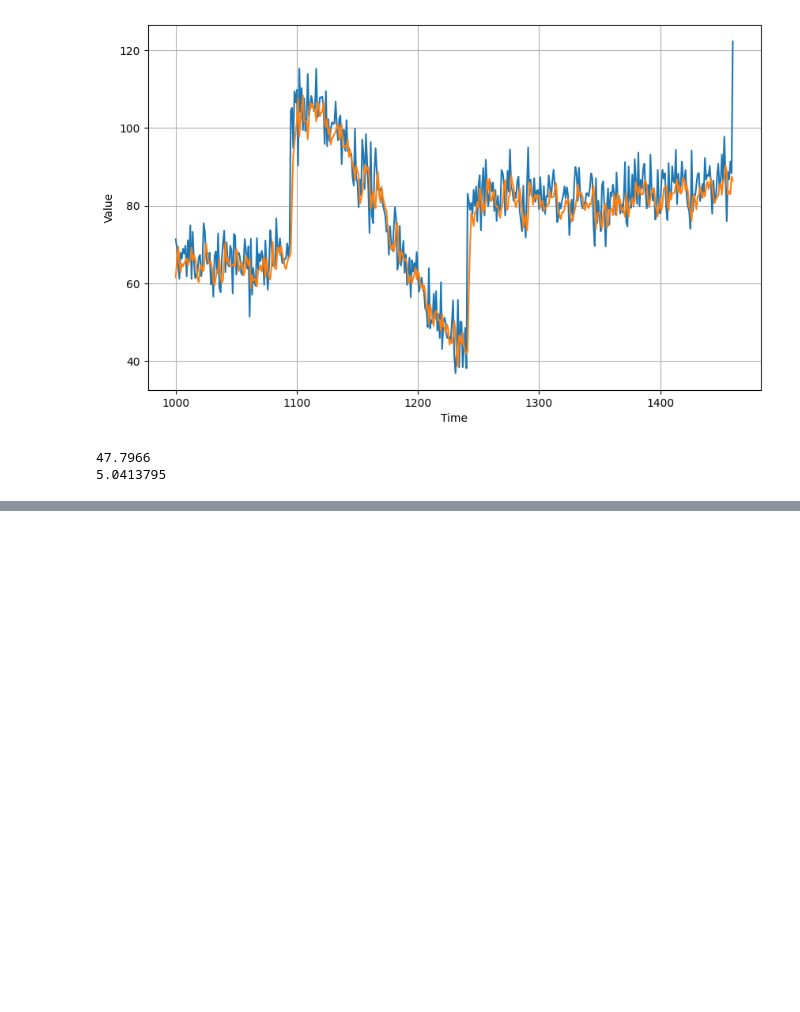
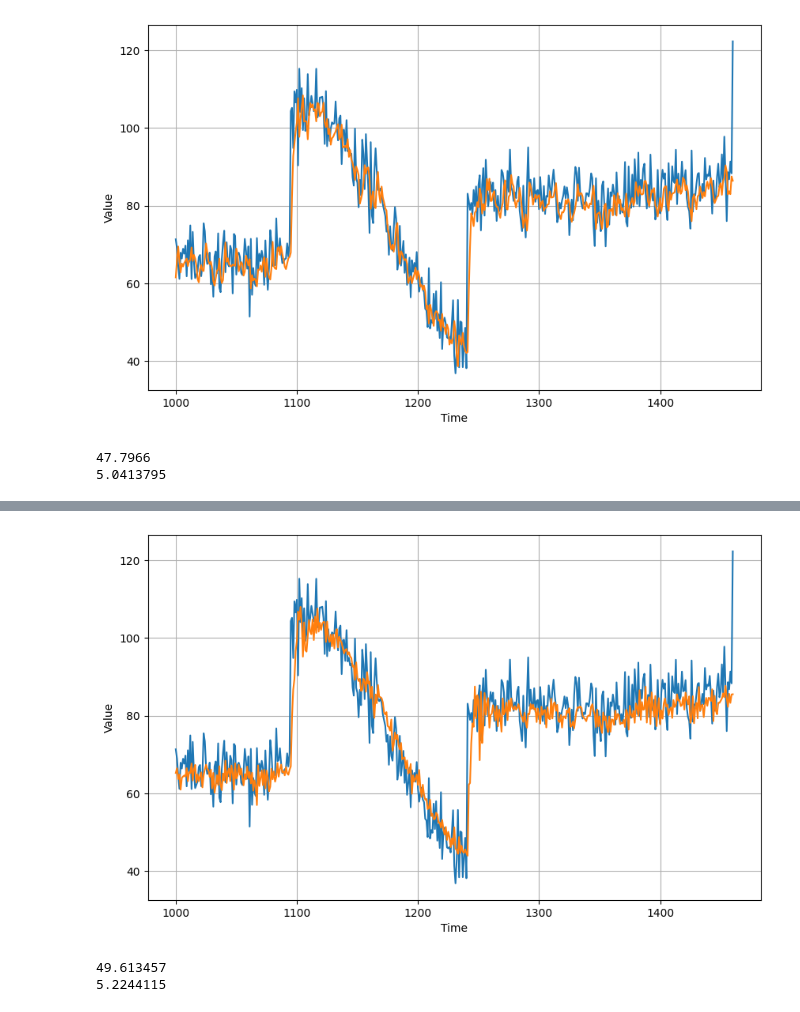
Before and after one commit to samp3209/courseraprojects, a Jupyter notebook: Time_Series_TensorFlow.ipynb, the cells around one changed output, grey strips where cells are left out. Saved outputs shown, nothing was run; the diff lists cells and outputs as text; code cells hidden in the pictures; blank space fills up the shorter version.

```diff
--- a/Time_Series_TensorFlow.ipynb
+++ b/Time_Series_TensorFlow.ipynb
@@ -1177,0 +1247,13 @@ print(tf.keras.metrics.mean_absolute_error(x_valid, results).numpy())
+# %%
+# Generate the dataset windows
+dataset = windowed_dataset(x_train, window_size, batch_size, shuffle_buffer_size)
+# %%
+# Build the model
+model_baseline = tf.keras.models.Sequential([
+    tf.keras.layers.Dense(10, input_shape=[window_size], activation="relu"),
+    tf.keras.layers.Dense(10, activation="relu"),
+    tf.keras.layers.Dense(1)
+])
+
+# Print the model summary
+model_baseline.summary()
@@ -1177,0 +1276,6 @@ print(tf.keras.metrics.mean_absolute_error(x_valid, results).numpy())
+# %%
+# Set the training parameters
+model_baseline.compile(loss="mse", optimizer=tf.keras.optimizers.SGD(learning_rate=1e-6, momentum=0.9))
+# %%
+# Train the model
+model_baseline.fit(dataset,epochs=100)
@@ -1177,0 +1301,16 @@ print(tf.keras.metrics.mean_absolute_error(x_valid, results).numpy())
+# %%
+forecast = []
+
+# Reduce the original series
+forecast_series = series[split_time - window_size:]
+
+# Use the model to predict data points per window size
+for time in range(len(forecast_series) - window_size):
+  forecast.append(model_baseline.predict(forecast_series[time:time + window_size][np.newaxis]))
+
+# Convert to a numpy array and drop single dimensional axes
+results = np.array(forecast).squeeze()
+
+# Plot the results
+plot_series(time_valid, (x_valid, results))
+# %% [output]
@@ -1177,0 +1334,8 @@ print(tf.keras.metrics.mean_absolute_error(x_valid, results).numpy())
+[figure, added]
+# %%
+# Compute the metrics
+print(tf.keras.metrics.mean_squared_error(x_valid, results).numpy())
+print(tf.keras.metrics.mean_absolute_error(x_valid, results).numpy())
+# %% [output]
+49.613457
+5.2244115
```
Also changed, not shown: parts of 37 cells of this notebook.
